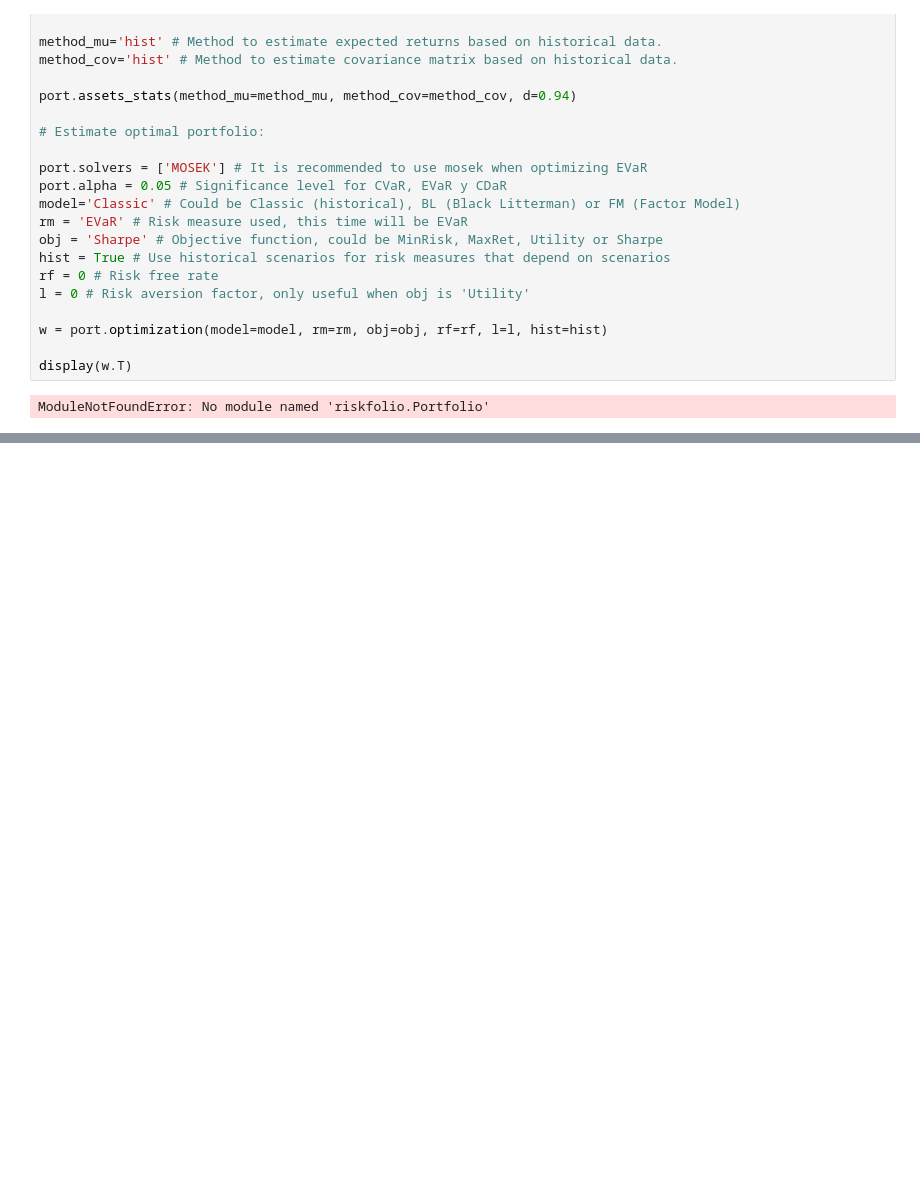
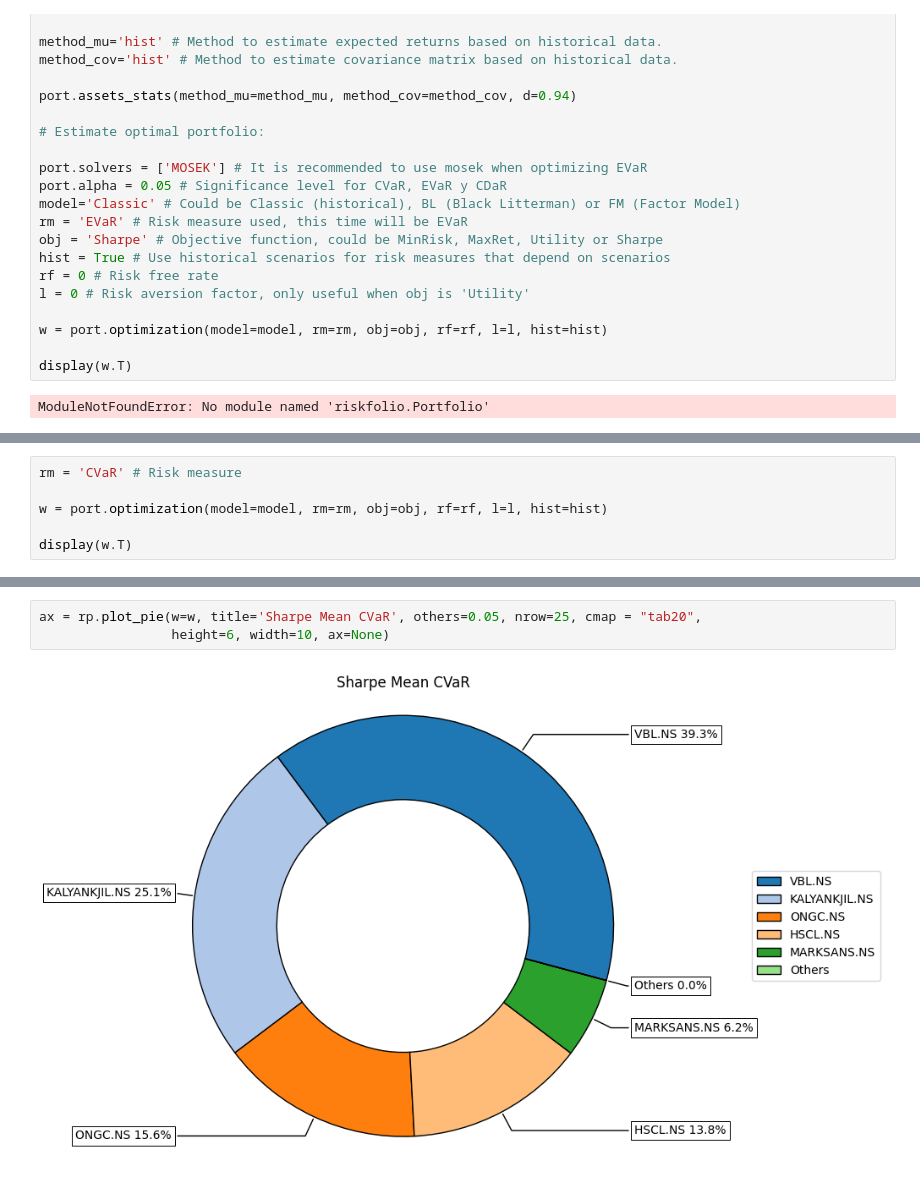
Before and after one commit to Tikam02/TechnicalAnalysis, a Jupyter notebook: Quant-tools/Entropic_Value_at_risk_polifolio_Riskfolio.ipynb, the cells around one changed output, grey strips where cells are left out. Cells and saved outputs as stored; diff of their text form; blank space fills up the shorter version.

```diff
--- a/Quant-tools/Entropic_Value_at_risk_polifolio_Riskfolio.ipynb
+++ b/Quant-tools/Entropic_Value_at_risk_polifolio_Riskfolio.ipynb
@@ -167,0 +263,6 @@ ModuleNotFoundError: No module named 'riskfolio.Portfolio'
+# %%
+rm = 'CVaR' # Risk measure
+
+w = port.optimization(model=model, rm=rm, obj=obj, rf=rf, l=l, hist=hist)
+
+display(w.T)
@@ -167,0 +272,5 @@ ModuleNotFoundError: No module named 'riskfolio.Portfolio'
+# %%
+ax = rp.plot_pie(w=w, title='Sharpe Mean CVaR', others=0.05, nrow=25, cmap = "tab20",
+                 height=6, width=10, ax=None)
+# %% [output]
+[figure, added]
```
Also changed, not shown: parts of 10 cells of this notebook.
